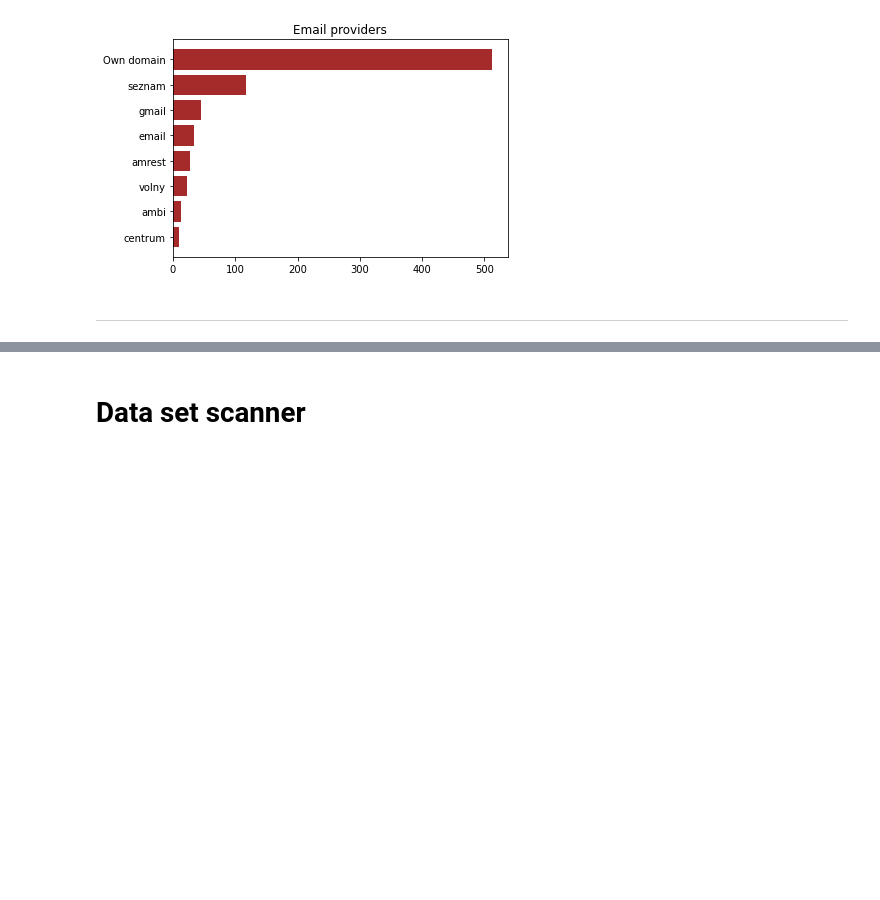
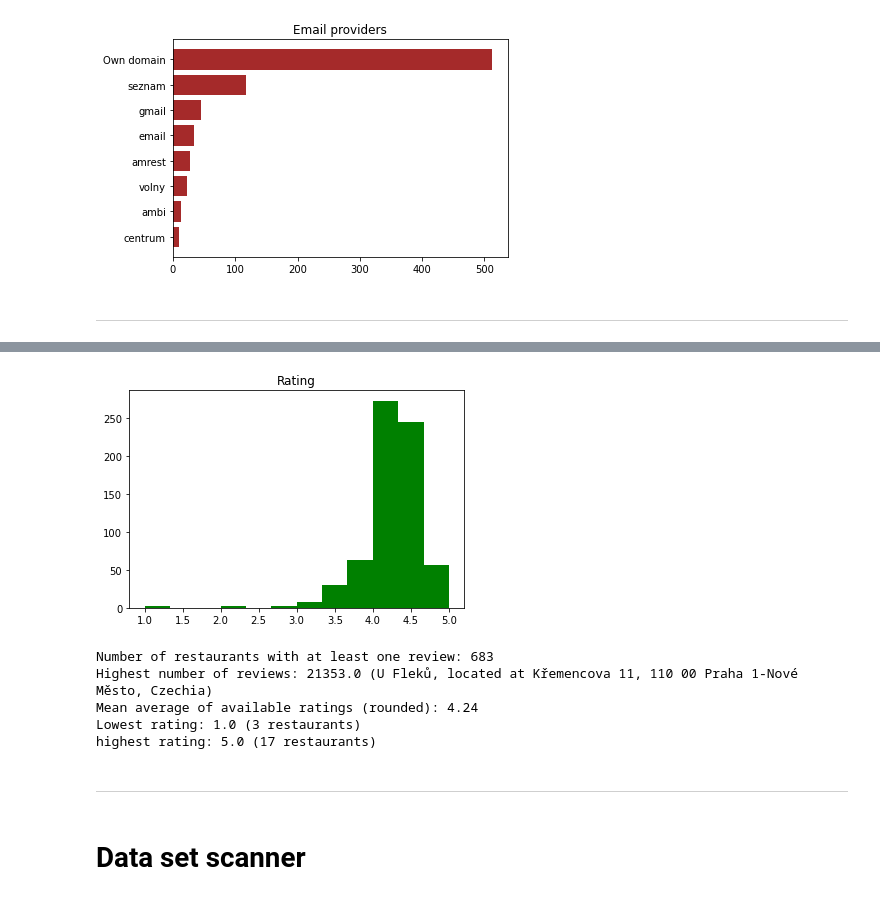
Before and after one commit to Matyas-Mattanelli/Webscraper-Zlate-Stranky, a Jupyter notebook: output.ipynb, the cells around one changed output, grey strips where cells are left out. Saved outputs shown, nothing was run; the diff lists cells and outputs as text; code cells hidden in the pictures; blank space fills up the shorter version.

```diff
--- a/output.ipynb
+++ b/output.ipynb
@@ -84,3 +108,17 @@ data_interpreter.plotEmailProvidersCounts(plot_type=plot_type,threshold=threshol
+# %%
+data_comparer.plotRatings()
+# %% [output]
+[figure, added]
+# %%
+data_comparer.printRatingStatistics()
+# %% [output]
+Number of restaurants with at least one review: 683
+Highest number of reviews: 21353.0 (U Fleků, located at Křemencova 11, 110 00 Praha 1-Nové Město, Czechia)
+Mean average of available ratings (rounded): 4.24
+Lowest rating: 1.0 (3 restaurants)
+highest rating: 5.0 (17 restaurants)
+# %% [markdown]
+---
 # %% [markdown]
 # Data set scanner
 # %% [markdown]
```
Also changed, not shown: parts of 7 cells of this notebook, 1 other file.
